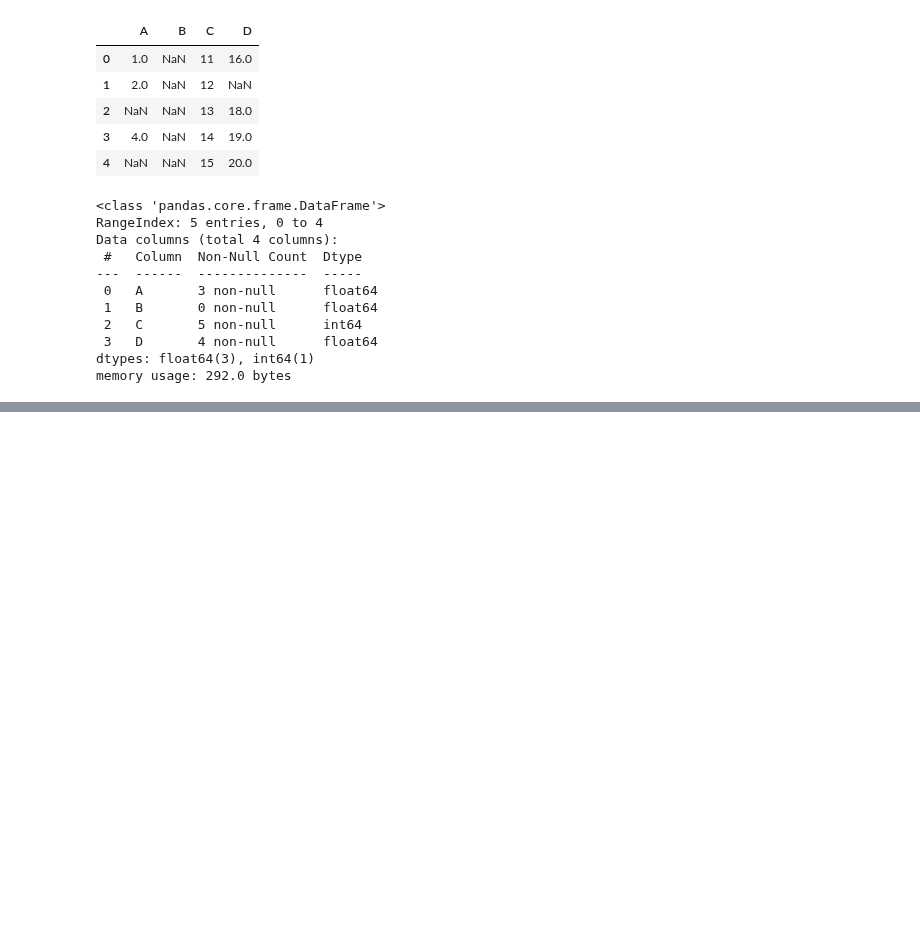
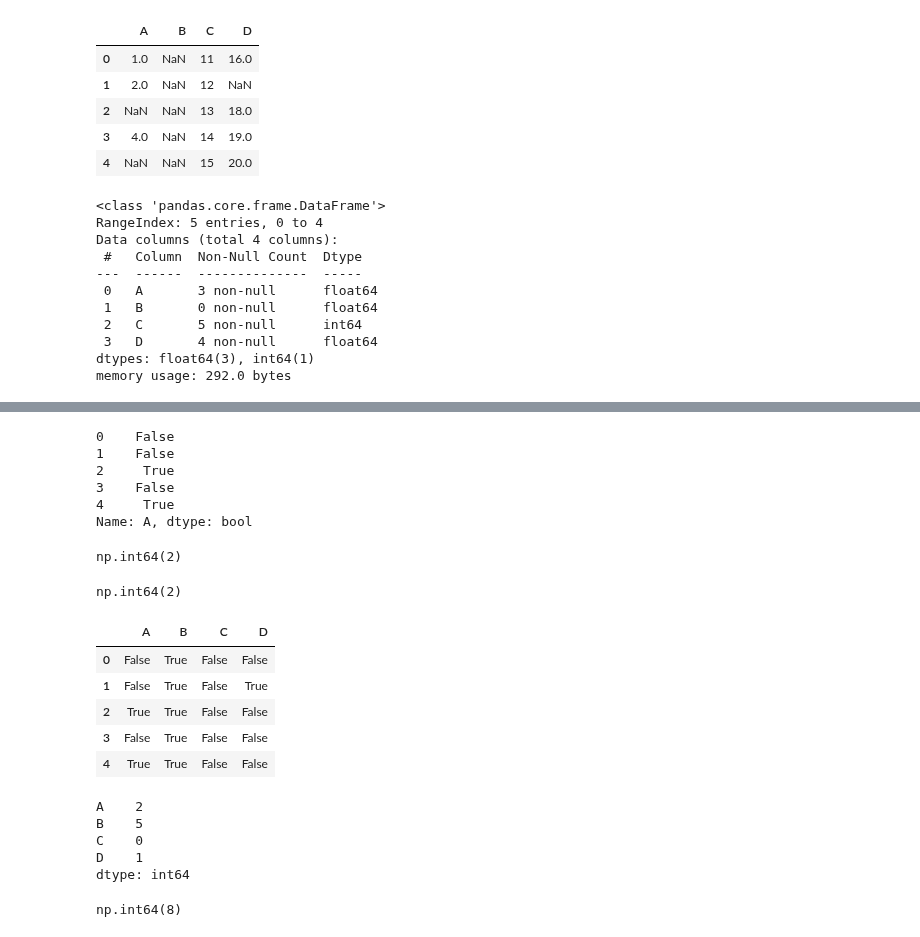
Before and after one commit to RaisulislamRimon/data-science-notes, a Jupyter notebook: module_6/module_6_class/class_1/2_panda.ipynb, the cells around one changed output, grey strips where cells are left out. Saved outputs shown, nothing was run; the diff lists cells and outputs as text; code cells hidden in the pictures; blank space fills up the shorter version.

```diff
--- a/module_6/module_6_class/class_1/2_panda.ipynb
+++ b/module_6/module_6_class/class_1/2_panda.ipynb
@@ -39,0 +79,38 @@ memory usage: 292.0 bytes
+# %%
+df['A'].isnull()
+# %% [output]
+0    False
+1    False
+2     True
+3    False
+4     True
+Name: A, dtype: bool
+# %%
+df['A'].isnull().sum()
+# %% [output]
+np.int64(2)
+# %%
+df['A'].isnull().sum().sum()
+# %% [output]
+np.int64(2)
+# %%
+df.isna()
+# %% [output]
+|  | A | B | C | D |
+| 0 | False | True | False | False |
+| 1 | False | True | False | True |
+| 2 | True | True | False | False |
+| 3 | False | True | False | False |
+| 4 | True | True | False | False |
+# %%
+df.isna().sum()
+# %% [output]
+A    2
+B    5
+C    0
+D    1
+dtype: int64
+# %%
+df.isna().sum().sum()
+# %% [output]
+np.int64(8)
```
Also changed, not shown: parts of 71 cells of this notebook.
